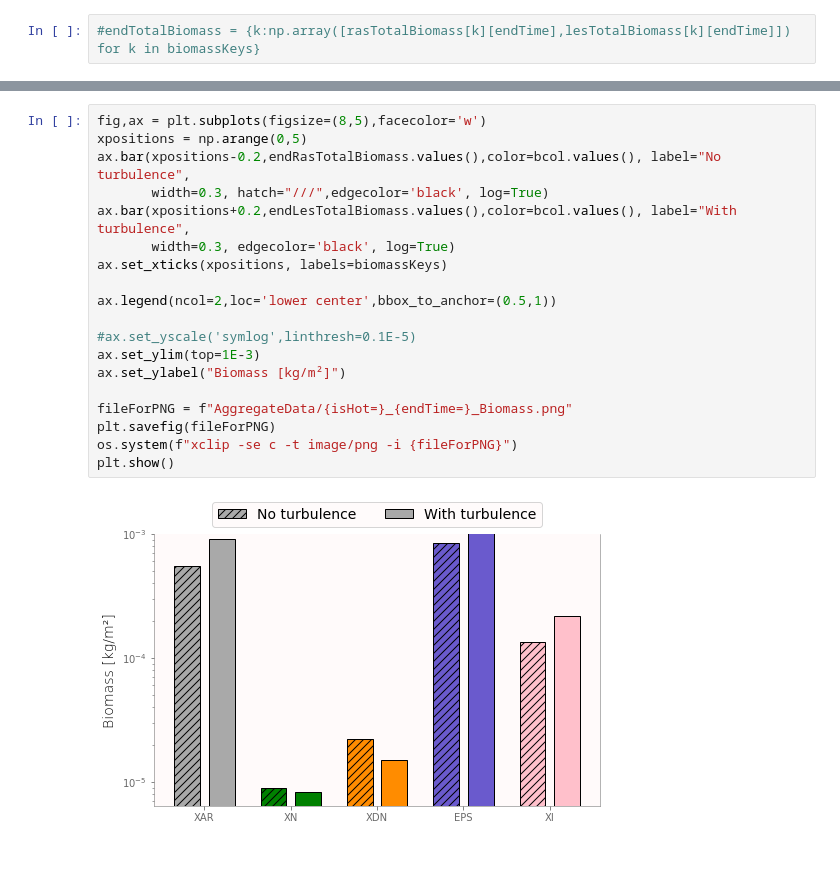
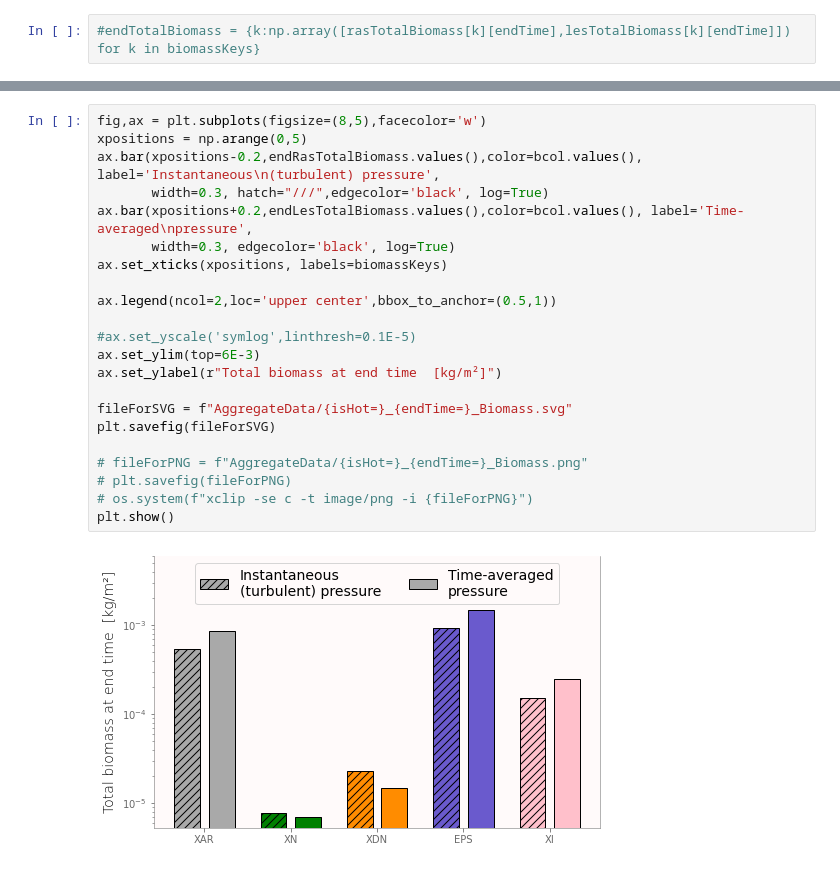
Before and after one commit to edsaac/ReactiveBiomass, a Jupyter notebook: notebooks/AggregateData.ipynb, the cells around one changed output, grey strips where cells are left out. Cells and saved outputs as stored; diff of their text form.

Commit message:
biomass fields to poster

```diff
--- a/notebooks/AggregateData.ipynb
+++ b/notebooks/AggregateData.ipynb
@@ -106,21 +105,24 @@ endRasTotalBiomass
 # %%
 fig,ax = plt.subplots(figsize=(8,5),facecolor='w')
 xpositions = np.arange(0,5)
-ax.bar(xpositions-0.2,endRasTotalBiomass.values(),color=bcol.values(), label="No turbulence",
+ax.bar(xpositions-0.2,endRasTotalBiomass.values(),color=bcol.values(), label='Instantaneous\n(turbulent) pressure',
        width=0.3, hatch="///",edgecolor='black', log=True)
-ax.bar(xpositions+0.2,endLesTotalBiomass.values(),color=bcol.values(), label="With turbulence",
+ax.bar(xpositions+0.2,endLesTotalBiomass.values(),color=bcol.values(), label='Time-averaged\npressure',
        width=0.3, edgecolor='black', log=True)
 ax.set_xticks(xpositions, labels=biomassKeys)
 
-ax.legend(ncol=2,loc='lower center',bbox_to_anchor=(0.5,1))
+ax.legend(ncol=2,loc='upper center',bbox_to_anchor=(0.5,1))
 
 #ax.set_yscale('symlog',linthresh=0.1E-5)
-ax.set_ylim(top=1E-3)
-ax.set_ylabel("Biomass [kg/m²]")
+ax.set_ylim(top=6E-3)
+ax.set_ylabel(r"Total biomass at end time  [kg/m²]")
 
-fileForPNG = f"AggregateData/{isHot=}_{endTime=}_Biomass.png"
-plt.savefig(fileForPNG)
-os.system(f"xclip -se c -t image/png -i {fileForPNG}")
+fileForSVG = f"AggregateData/{isHot=}_{endTime=}_Biomass.svg"
+plt.savefig(fileForSVG)
+
+# fileForPNG = f"AggregateData/{isHot=}_{endTime=}_Biomass.png"
+# plt.savefig(fileForPNG)
+# os.system(f"xclip -se c -t image/png -i {fileForPNG}")
 plt.show()
 # %% [output]
-[figure, old version]
+[figure, new version]
```
Also changed, not shown: parts of 3 cells of this notebook, 3 other files.
